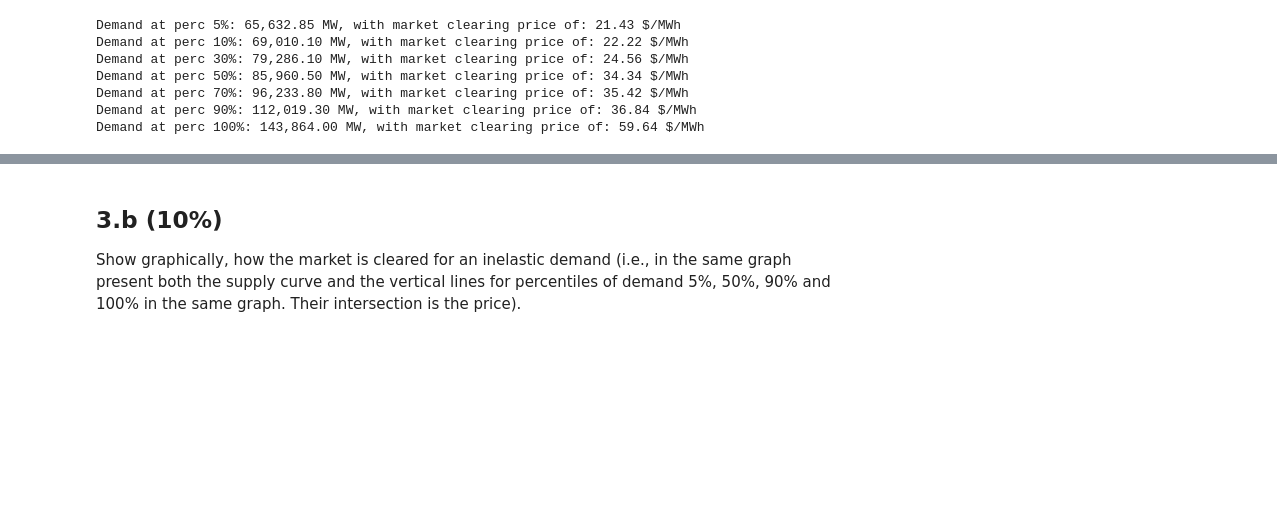
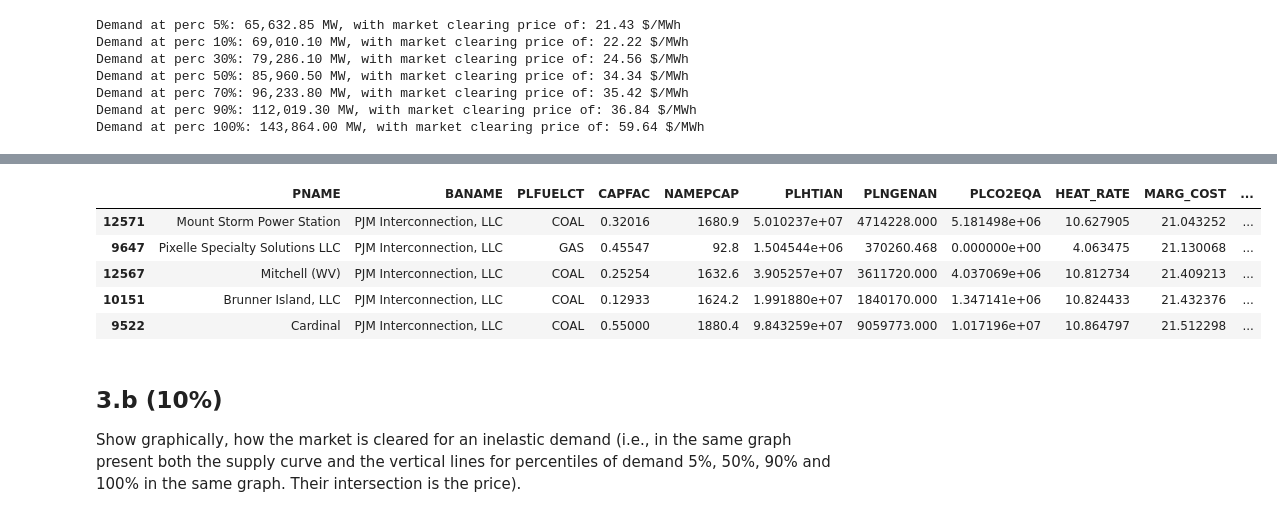
Before and after one commit to Abbhijith-Github/ENV717_S23, a Jupyter notebook: Assignments/A03/ENV717_A3_Solution.ipynb, the cells around one changed output, grey strips where cells are left out. Drawn from its saved outputs; the diff is of its cells as text; code cells hidden in the pictures; blank space fills up the shorter version.

```diff
--- a/Assignments/A03/ENV717_A3_Solution.ipynb
+++ b/Assignments/A03/ENV717_A3_Solution.ipynb
@@ -391,3 +396,12 @@ Demand at perc 100%: 143,864.00 MW, with market clearing price of: 59.64 $/MWh
+# %%
+df_plnt_sub[df_plnt_sub.CUM_CAP > 62000].head(n=5)
+# %% [output]
+|  | PNAME | BANAME | PLFUELCT | CAPFAC | NAMEPCAP | PLHTIAN | PLNGENAN | PLCO2EQA | HEAT_RATE | MARG_COST | ... |
+| 12571 | Mount Storm Power Station | PJM Interconnection, LLC | COAL | 0.32016 | 1680.9 | 5.010237e+07 | 4714228.000 | 5.181498e+06 | 10.627905 | 21.043252 | ... |
+| 9647 | Pixelle Specialty Solutions LLC | PJM Interconnection, LLC | GAS | 0.45547 | 92.8 | 1.504544e+06 | 370260.468 | 0.000000e+00 | 4.063475 | 21.130068 | ... |
+| 12567 | Mitchell (WV) | PJM Interconnection, LLC | COAL | 0.25254 | 1632.6 | 3.905257e+07 | 3611720.000 | 4.037069e+06 | 10.812734 | 21.409213 | ... |
+| 10151 | Brunner Island, LLC | PJM Interconnection, LLC | COAL | 0.12933 | 1624.2 | 1.991880e+07 | 1840170.000 | 1.347141e+06 | 10.824433 | 21.432376 | ... |
+| 9522 | Cardinal | PJM Interconnection, LLC | COAL | 0.55000 | 1880.4 | 9.843259e+07 | 9059773.000 | 1.017196e+07 | 10.864797 | 21.512298 | ... |
 # %% [markdown]
 ## 3.b (10%)
 Show graphically, how the market is cleared for an inelastic demand (i.e., in the same graph present both the supply curve and the vertical lines for percentiles of demand 5%, 50%, 90% and 100% in the same graph. Their intersection is the price).
```
Also changed, not shown: parts of 5 cells of this notebook.
